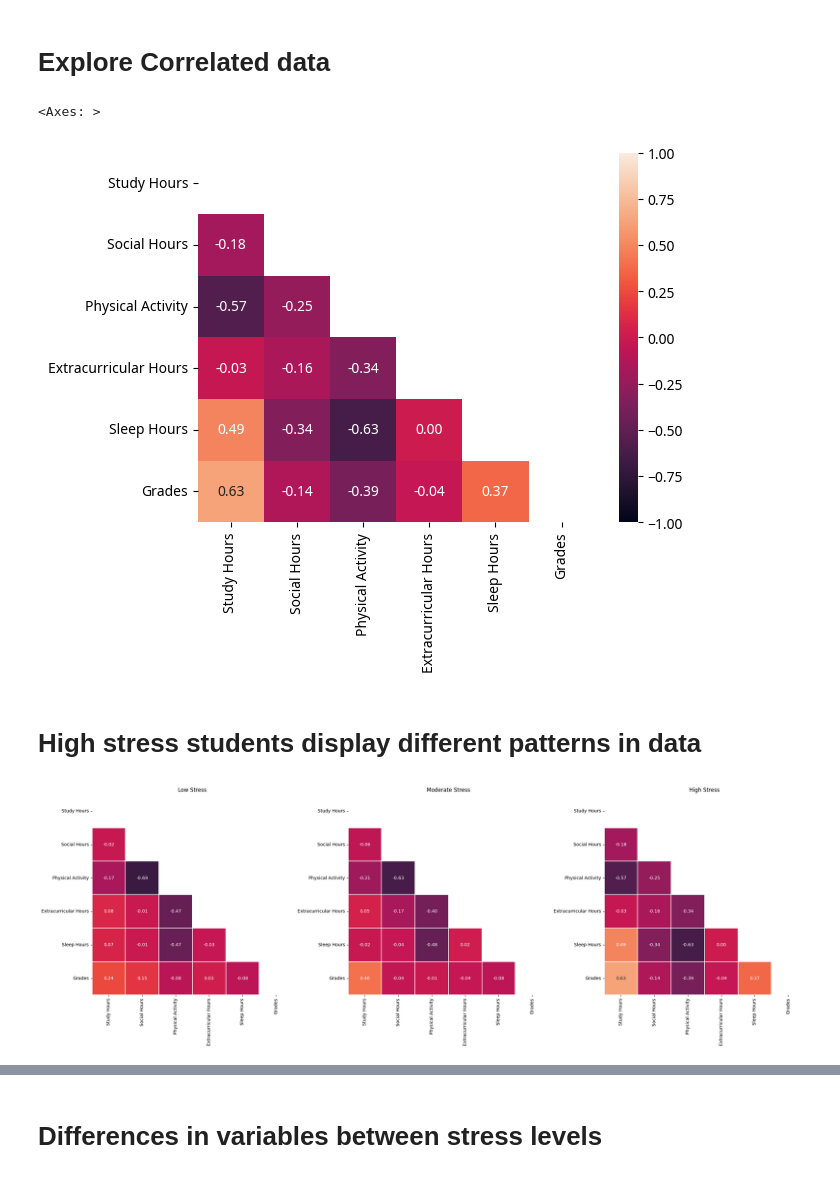
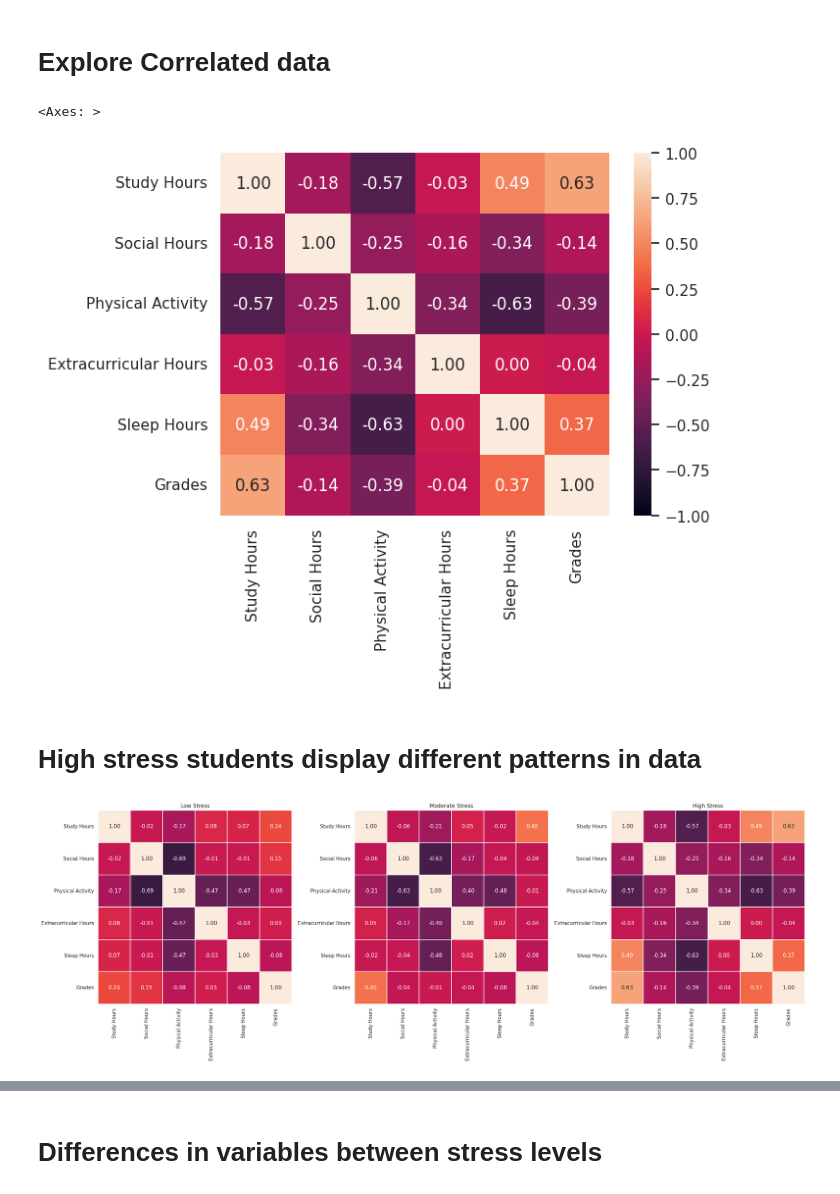
Before and after one commit to vramaiah/student-success-factors, a Jupyter notebook: student_success.ipynb, the cells around one changed output, grey strips where cells are left out. Drawn from its saved outputs; the diff is of its cells as text; code cells hidden in the pictures.

```diff
--- a/student_success.ipynb
+++ b/student_success.ipynb
@@ -30,6 +30,10 @@ import matplotlib.pyplot as plt
 # %%
 import seaborn as sns
 import seaborn.objects as so
+sns.set_theme(rc={
+    "font.family": "sans-serif",
+    "font.sans-serif": ["DejaVu Sans"]
+})
 # %%
 from scipy import stats
 from scipy import interpolate
@@ -96,7 +100,7 @@ sns.heatmap(
     corr,
     cmap='rocket',
     annot=True,
-    mask=np.triu(np.ones_like(corr, dtype=bool)),
+#    mask=np.triu(np.ones_like(corr, dtype=bool)),
     fmt=".2f",
     vmin=-1, vmax=1,
     xticklabels=abbreviated_vars,
@@ -104,7 +108,7 @@ sns.heatmap(
 )
 # %% [output]
 <Axes: >
-[figure, old version]
+[figure, new version]
 # %% [markdown]
 # High stress students display different patterns in data
 # %%
@@ -115,35 +119,35 @@ n = len(stress_levels)
 
 fig, axes = plt.subplots(1, n, figsize=(8 * n, 8), squeeze=False)
 
 for i, stress_level in enumerate(stress_levels):
     ax = axes[0, i]
     group = df[df[STRESS] == stress_level]
     corr = group[variables].corr(method='spearman')
 
     mask = np.triu(np.ones_like(corr, dtype=bool))
 
     sns.heatmap(
         corr,
         annot=True,
         fmt=".2f",
         cmap="rocket",
         vmin=-1, vmax=1,
         center=0,
-        mask=mask,
+#        mask=mask,
         linewidths=0.25,
         square=True,
         cbar=False,           # show colorbar on every heatmap
         ax=ax,
         xticklabels=abbreviated_vars,
         yticklabels=abbreviated_vars
     )
     ax.set_title(f"{stress_level} Stress")
     ax.set_aspect('equal', adjustable='box')  # keep aspect ratio equal
 
 plt.tight_layout()
 plt.show()
 # %% [output]
-[figure, old version]
+[figure, new version]
 # %%
 variables = [STUDY, SOCIAL, PHYSICAL, CLUBS, SLEEP, GRADES]
 abberviated_vars = [abbreviate_column(col) for col in variables]
```
Also changed, not shown: parts of 8 cells of this notebook.
